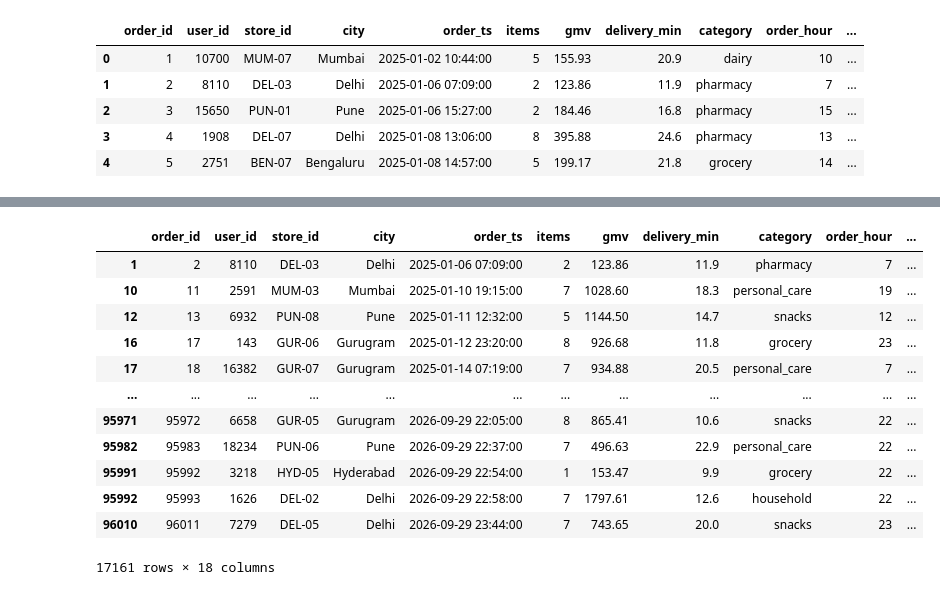
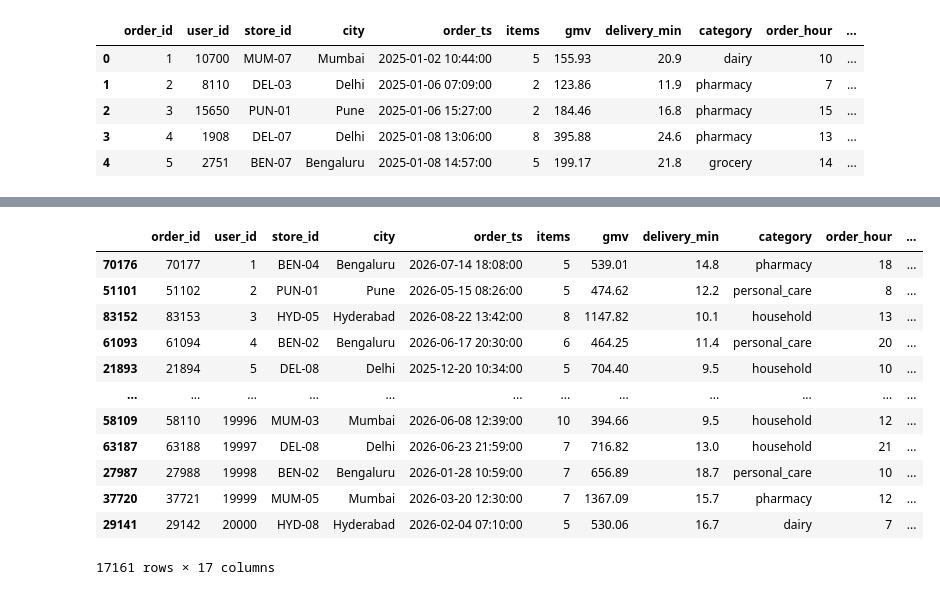
Before and after one commit to souravjain122/ds-prep, a Jupyter notebook: notebooks/02_pandas_drills.ipynb, the cells around one changed output, grey strips where cells are left out. Drawn from its saved outputs; the diff is of its cells as text; code cells hidden in the pictures.

Commit message:
using method first instead of dense to make sure number of rows doesn't change because of ties, also using idxmax to keep code short and compact

```diff
--- a/notebooks/02_pandas_drills.ipynb
+++ b/notebooks/02_pandas_drills.ipynb
@@ -472,16 +470,16 @@ pivot_df
 | pharmacy | 427.982575 | 426.008066 |
 | snacks | 432.214121 | 430.011398 |
 # %%
-orders["user_order_rank"] = (
-    orders
-    .groupby("user_id")["gmv"]
-    .rank(
-        method="dense",
-        ascending=False
-    )
-)
+# orders["user_order_rank"] = (
+#     orders
+#     .groupby("user_id")["gmv"]
+#     .rank(
+#         method="first",
+#         ascending=False
+#     )
+# )
 
-largest_orders = orders[orders['user_order_rank'] == 1]
+largest_orders = orders.loc[orders.groupby("user_id")["gmv"].idxmax()]
 print(datetime.now())
 largest_orders
 # %% [output]
@@ -489,16 +487,16 @@ largest_orders
 |  | order_id | user_id | store_id | city | order_ts | items | gmv | delivery_min | category | order_hour | ... |
-| 1 | 2 | 8110 | DEL-03 | Delhi | 2025-01-06 07:09:00 | 2 | 123.86 | 11.9 | pharmacy | 7 | ... |
-| 10 | 11 | 2591 | MUM-03 | Mumbai | 2025-01-10 19:15:00 | 7 | 1028.60 | 18.3 | personal_care | 19 | ... |
-| 12 | 13 | 6932 | PUN-08 | Pune | 2025-01-11 12:32:00 | 5 | 1144.50 | 14.7 | snacks | 12 | ... |
-| 16 | 17 | 143 | GUR-06 | Gurugram | 2025-01-12 23:20:00 | 8 | 926.68 | 11.8 | grocery | 23 | ... |
-| 17 | 18 | 16382 | GUR-07 | Gurugram | 2025-01-14 07:19:00 | 7 | 934.88 | 20.5 | personal_care | 7 | ... |
+| 70176 | 70177 | 1 | BEN-04 | Bengaluru | 2026-07-14 18:08:00 | 5 | 539.01 | 14.8 | pharmacy | 18 | ... |
+| 51101 | 51102 | 2 | PUN-01 | Pune | 2026-05-15 08:26:00 | 5 | 474.62 | 12.2 | personal_care | 8 | ... |
+| 83152 | 83153 | 3 | HYD-05 | Hyderabad | 2026-08-22 13:42:00 | 8 | 1147.82 | 10.1 | household | 13 | ... |
+| 61093 | 61094 | 4 | BEN-02 | Bengaluru | 2026-06-17 20:30:00 | 6 | 464.25 | 11.4 | personal_care | 20 | ... |
+| 21893 | 21894 | 5 | DEL-08 | Delhi | 2025-12-20 10:34:00 | 5 | 704.40 | 9.5 | household | 10 | ... |
 | ... | ... | ... | ... | ... | ... | ... | ... | ... | ... | ... | ... |
-| 95971 | 95972 | 6658 | GUR-05 | Gurugram | 2026-09-29 22:05:00 | 8 | 865.41 | 10.6 | snacks | 22 | ... |
-| 95982 | 95983 | 18234 | PUN-06 | Pune | 2026-09-29 22:37:00 | 7 | 496.63 | 22.9 | personal_care | 22 | ... |
-| 95991 | 95992 | 3218 | HYD-05 | Hyderabad | 2026-09-29 22:54:00 | 1 | 153.47 | 9.9 | grocery | 22 | ... |
-| 95992 | 95993 | 1626 | DEL-02 | Delhi | 2026-09-29 22:58:00 | 7 | 1797.61 | 12.6 | household | 22 | ... |
-| 96010 | 96011 | 7279 | DEL-05 | Delhi | 2026-09-29 23:44:00 | 7 | 743.65 | 20.0 | snacks | 23 | ... |
+| 58109 | 58110 | 19996 | MUM-03 | Mumbai | 2026-06-08 12:39:00 | 10 | 394.66 | 9.5 | household | 12 | ... |
+| 63187 | 63188 | 19997 | DEL-08 | Delhi | 2026-06-23 21:59:00 | 7 | 716.82 | 13.0 | household | 21 | ... |
+| 27987 | 27988 | 19998 | BEN-02 | Bengaluru | 2026-01-28 10:59:00 | 7 | 656.89 | 18.7 | personal_care | 10 | ... |
+| 37720 | 37721 | 19999 | MUM-05 | Mumbai | 2026-03-20 12:30:00 | 7 | 1367.09 | 15.7 | pharmacy | 12 | ... |
+| 29141 | 29142 | 20000 | HYD-08 | Hyderabad | 2026-02-04 07:10:00 | 5 | 530.06 | 16.7 | dairy | 7 | ... |
-17161 rows × 18 columns
+17161 rows × 17 columns
 # %%
 largest_orders = largest_orders.sort_values(by = ["gmv"], ascending = [False])
 print(datetime.now())
```
Also changed, not shown: parts of 18 cells of this notebook.
